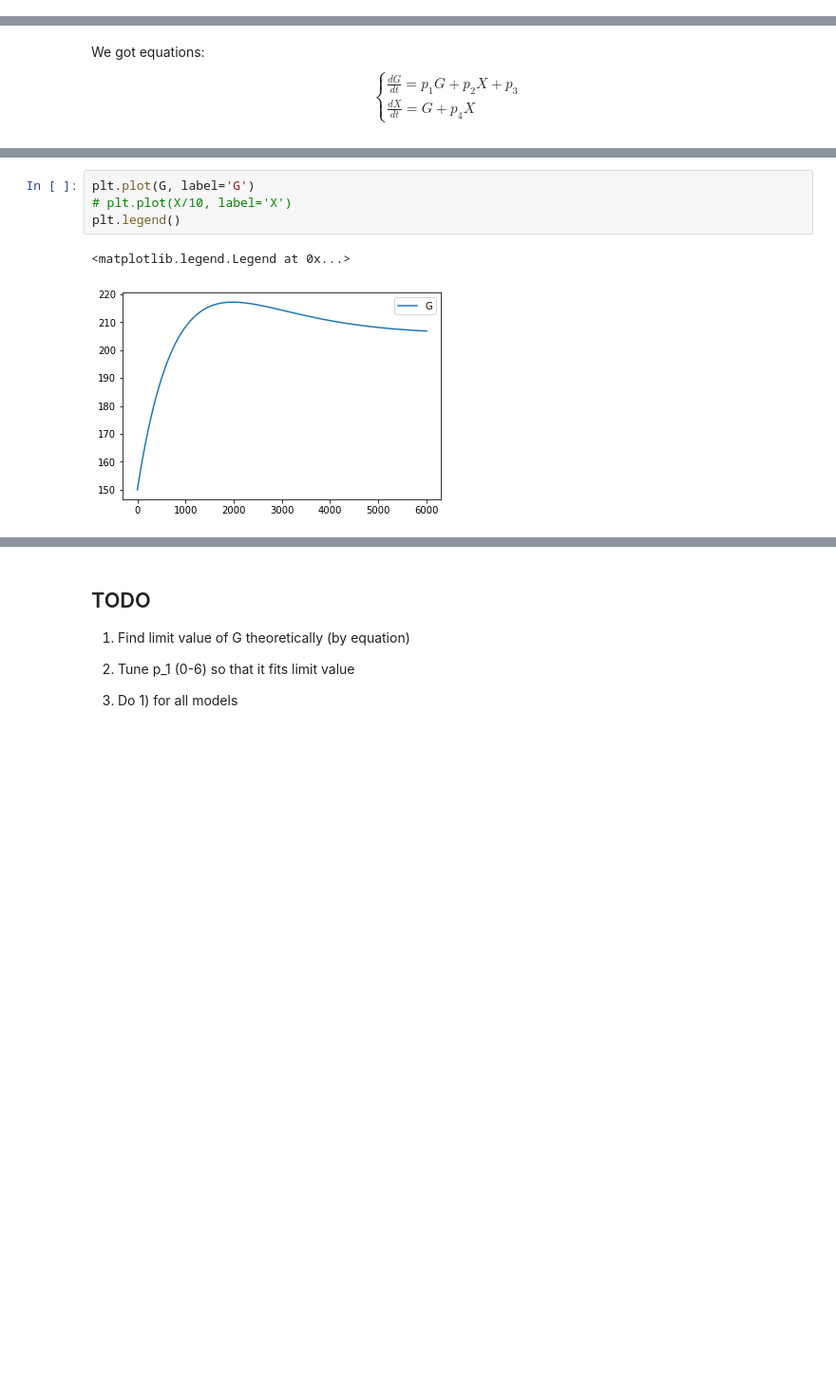
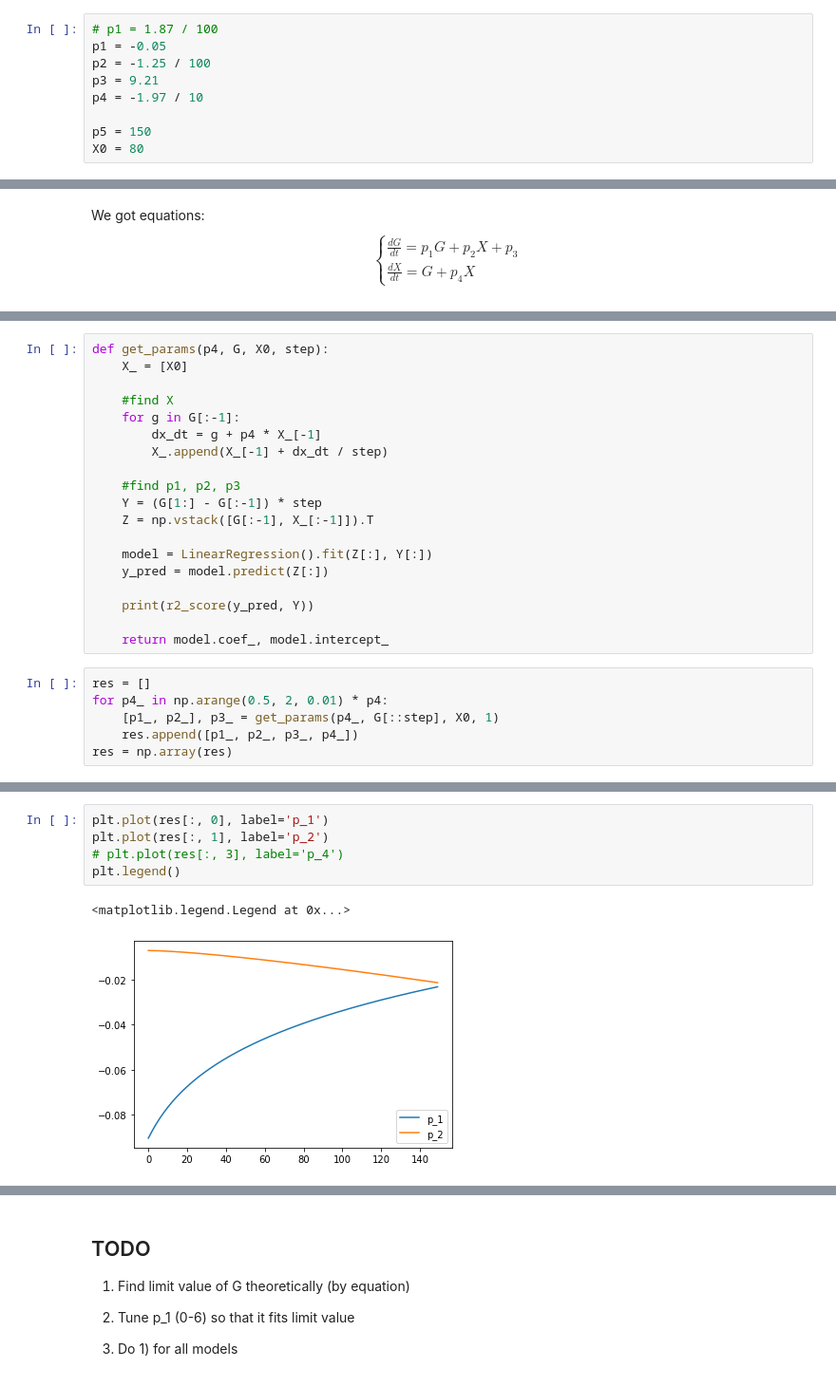
Before and after one commit to vanderwardan/insulin_sensitivity, a Jupyter notebook: Third_model_Vardan.ipynb, the cells around one changed output, grey strips where cells are left out. Shown: that part at 95% size. Drawn from its saved outputs; the diff is of its cells as text; blank space fills up the shorter version.

```diff
--- a/Third_model_Vardan.ipynb
+++ b/Third_model_Vardan.ipynb
@@ -7,0 +21,9 @@ from sklearn.metrics import r2_score
+# %%
+# p1 = 1.87 / 100
+p1 = -0.05
+p2 = -1.25 / 100
+p3 = 9.21
+p4 = -1.97 / 10
+
+p5 = 150
+X0 = 80
@@ -40,0 +50,25 @@ G, X = find_g(p1, p2, p3, p4, p5, X0, T, step)
+# %%
+def get_params(p4, G, X0, step):
+    X_ = [X0]
+
+    #find X
+    for g in G[:-1]:
+        dx_dt = g + p4 * X_[-1]
+        X_.append(X_[-1] + dx_dt / step)
+
+    #find p1, p2, p3
+    Y = (G[1:] - G[:-1]) * step
+    Z = np.vstack([G[:-1], X_[:-1]]).T
+
+    model = LinearRegression().fit(Z[:], Y[:])
+    y_pred = model.predict(Z[:])
+
+    print(r2_score(y_pred, Y))
+
+    return model.coef_, model.intercept_
+# %%
+res = []
+for p4_ in np.arange(0.5, 2, 0.01) * p4:
+    [p1_, p2_], p3_ = get_params(p4_, G[::step], X0, 1)
+    res.append([p1_, p2_, p3_, p4_])
+res = np.array(res)
@@ -41,7 +93,8 @@ G, X = find_g(p1, p2, p3, p4, p5, X0, T, step)
 # %%
-plt.plot(G, label='G')
-# plt.plot(X/10, label='X')
+plt.plot(res[:, 0], label='p_1')
+plt.plot(res[:, 1], label='p_2')
+# plt.plot(res[:, 3], label='p_4')
 plt.legend()
 # %% [output]
 <matplotlib.legend.Legend at 0x...>
-[figure, old version]
+[figure, new version]
```
Also changed, not shown: parts of 10 cells of this notebook.
